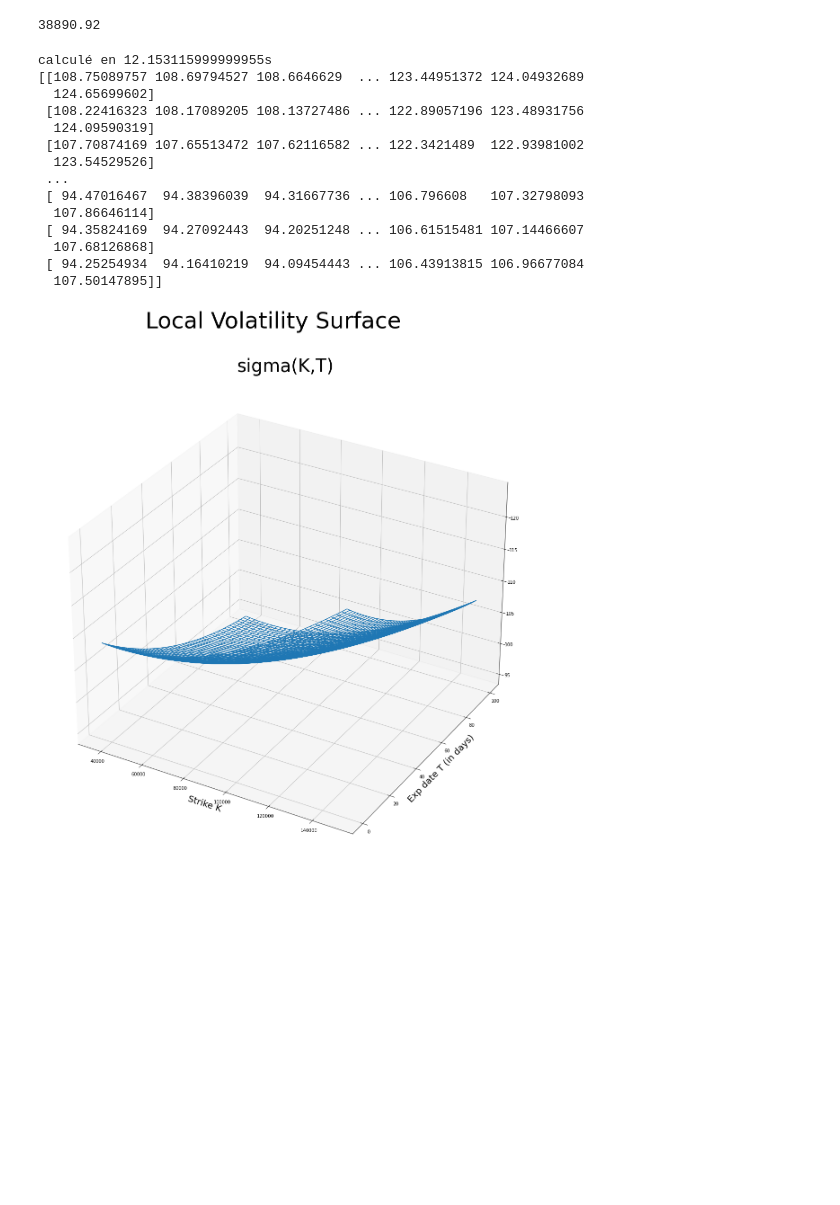
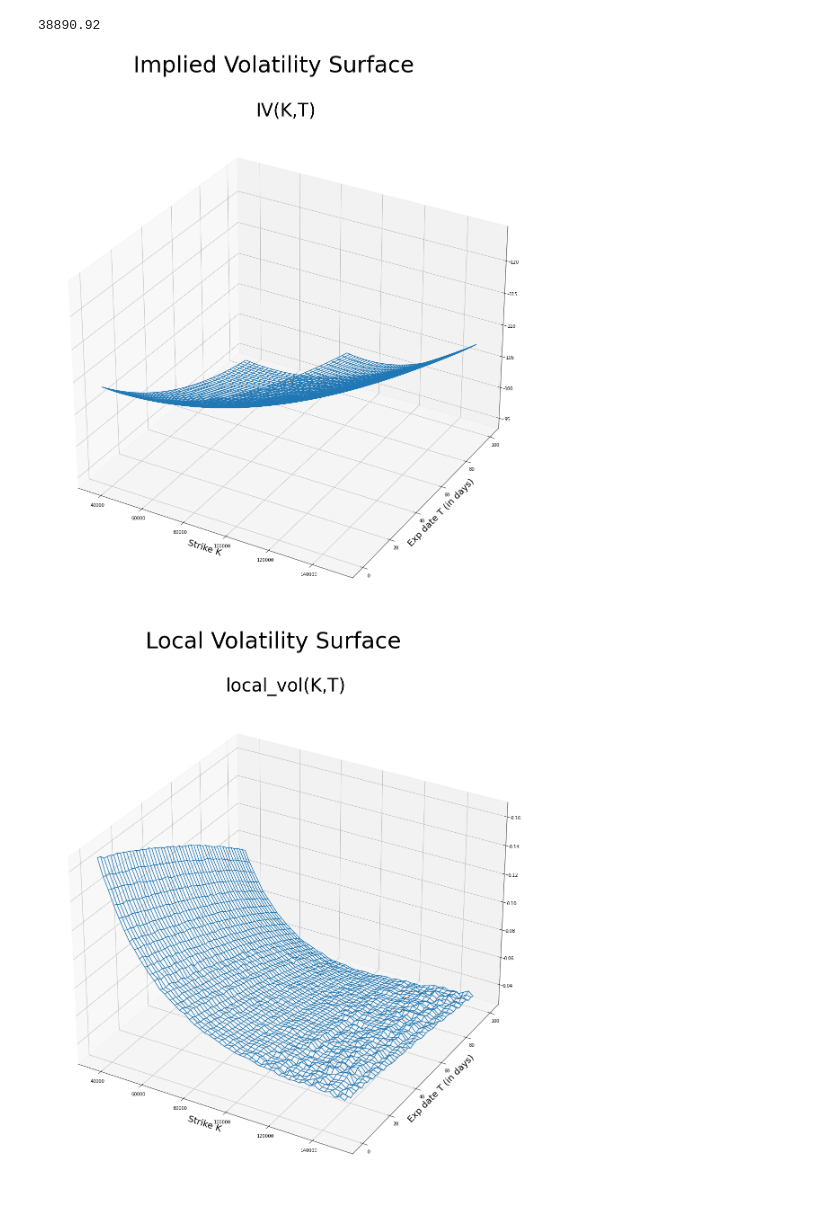
Before and after one commit to Rxzh/deribit_scraping, a Jupyter notebook: deribit_scraper_test.ipynb, the cells around one changed output. Drawn from its saved outputs; the diff is of its cells as text; code cells hidden in the pictures; blank space fills up the shorter version.

Commit message:
local vol & implied vol dans la meme classe

```diff
--- a/deribit_scraper_test.ipynb
+++ b/deribit_scraper_test.ipynb
@@ -590,38 +610,34 @@ X, Y = np.meshgrid(Ks, Ts)
 
 start = time.process_time()
 
-Z = np.vectorize(call.sigma)(X,Y)
-#Z = np.vectorize(local_vol)(call.C,X,Y)
-
-print("calculé en {}s".format(time.process_time()-start))
-print(Z)
+Z1 = np.vectorize(call.IV)(X,Y)
+Z2 = np.vectorize(call.local_vol)(X,Y)
-# %% [output]
-calculé en 12.153115999999955s
-[[108.75089757 108.69794527 108.6646629  ... 123.44951372 124.04932689
-  124.65699602]
- [108.22416323 108.17089205 108.13727486 ... 122.89057196 123.48931756
-  124.09590319]
- [107.70874169 107.65513472 107.62116582 ... 122.3421489  122.93981002
-  123.54529526]
- ...
- [ 94.47016467  94.38396039  94.31667736 ... 106.796608   107.32798093
-  107.86646114]
- [ 94.35824169  94.27092443  94.20251248 ... 106.61515481 107.14466607
-  107.68126868]
- [ 94.25254934  94.16410219  94.09454443 ... 106.43913815 106.96677084
-  107.50147895]]
 # %%
 
-
+## Implied Vol
 fig = plt.figure(figsize=(30,20))
 ax = fig.gca(projection='3d')
-surf = ax.plot_wireframe(X, Y, Z)
+surf = ax.plot_wireframe(X, Y, Z1)
 fig.suptitle('Implied Volatility Surface', fontsize=50)
 plt.title('IV(K,T)', fontsize = 40)
 plt.xlabel('Strike K', fontsize=20)
 plt.ylabel('Exp date T (in days)', fontsize=20)
-plt.savefig('IV_wireframe.jpg')
+#plt.savefig('IV_wireframe.jpg')
 
 plt.show()
+
+
+## Local vol
+fig = plt.figure(figsize=(30,20))
+ax = fig.gca(projection='3d')
+surf = ax.plot_wireframe(X, Y, Z2)
+fig.suptitle('Local Volatility Surface', fontsize=50)
+plt.title('local_vol(K,T)', fontsize = 40)
+plt.xlabel('Strike K', fontsize=20)
+plt.ylabel('Exp date T (in days)', fontsize=20)
+#plt.savefig('local_vol_wireframe.jpg')
+
+plt.show()
 # %% [output]
-[figure, old version]
+[figure, new version]
+[figure, added]
```
Also changed, not shown: parts of 1 cell of this notebook.
